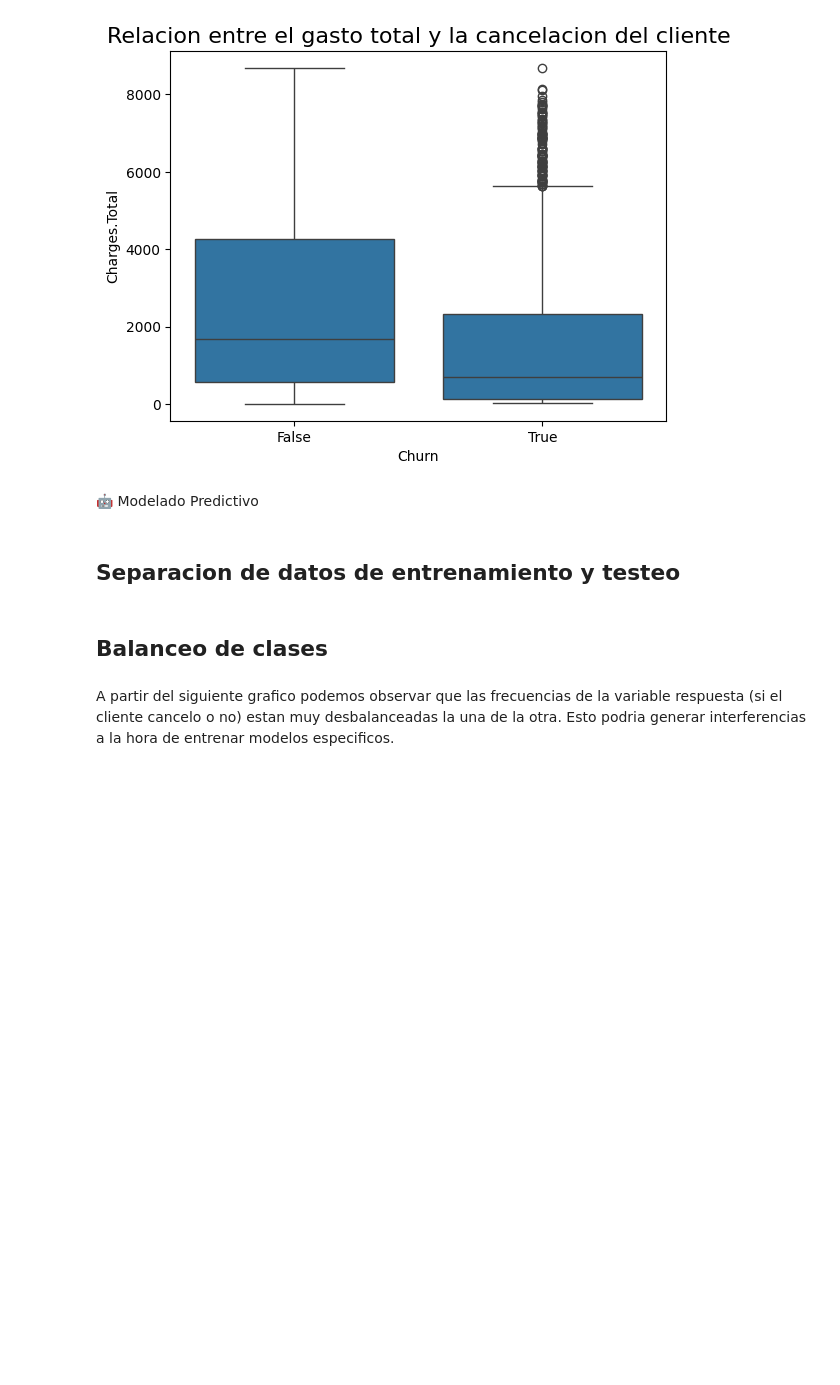
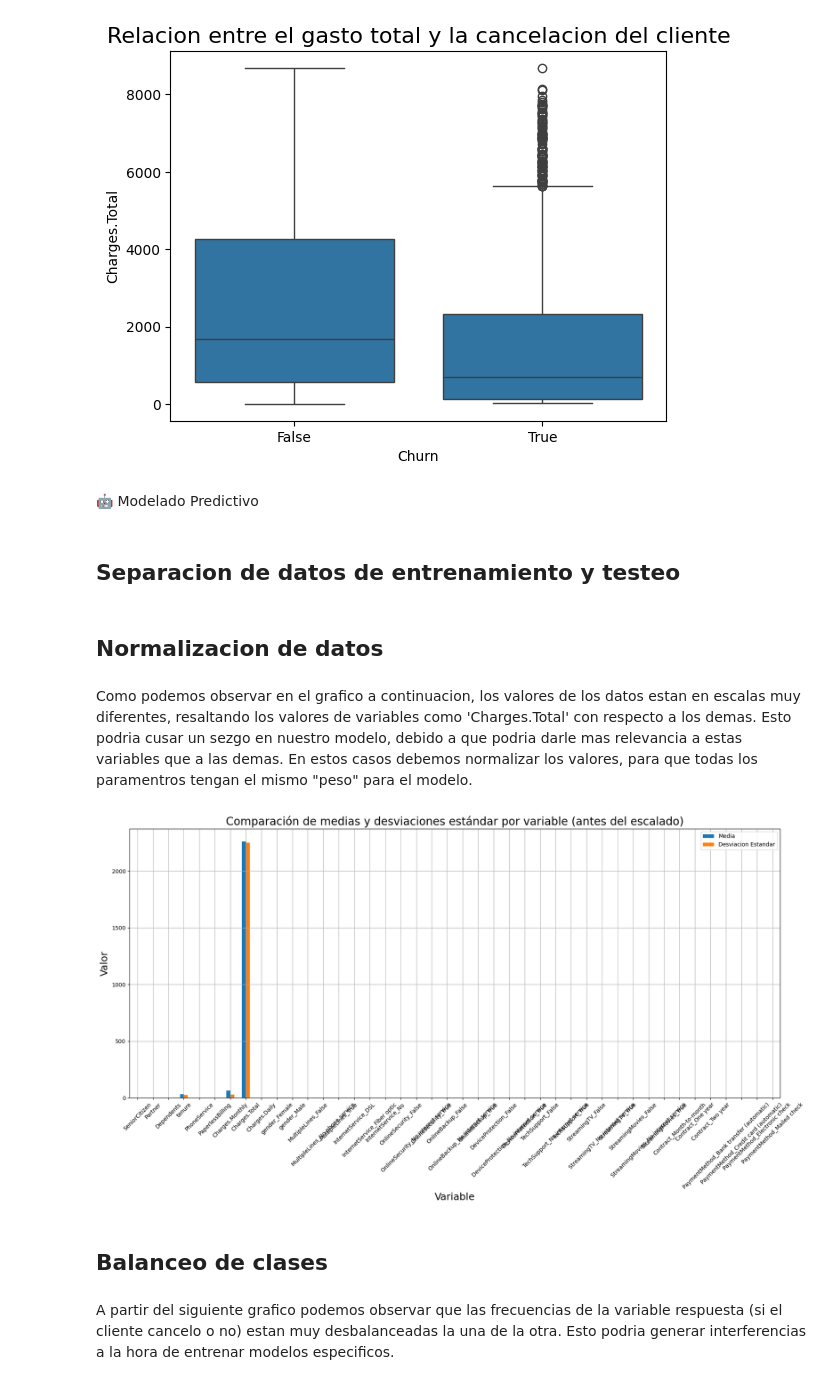
Before and after one commit to lukitasmois/TelecomX_LATAM_2, a Jupyter notebook: TelexomX_parte2_Latam.ipynb, the cells around one changed output. Cells and saved outputs as stored; diff of their text form; code cells hidden in the pictures; blank space fills up the shorter version.

```diff
--- a/TelexomX_parte2_Latam.ipynb
+++ b/TelexomX_parte2_Latam.ipynb
@@ -200,3 +200,24 @@ X = datos_cod.drop(columns='Churn')
 y = datos_cod.Churn
 # %%
 X_train, X_test, y_train, y_test = train_test_split(X, y, test_size=0.3, random_state=101)
+# %% [markdown]
+## Normalizacion de datos
+# %% [markdown]
+Como podemos observar en el grafico a continuacion, los valores de los datos estan en escalas muy diferentes, resaltando los valores de variables como 'Charges.Total' con respecto a los demas. Esto podria cusar un sezgo en nuestro modelo, debido a que podria darle mas relevancia a estas variables que a las demas.
+En estos casos debemos normalizar los valores, para que todas los paramentros tengan el mismo "peso" para el modelo.
+# %%
+df_stats = pd.DataFrame({
+    'Media': X_train.mean(),
+    'Desviacion Estandar': X_train.std()
+})
+
+df_stats.plot(kind='bar', figsize=(18, 10))
+plt.title('Comparación de medias y desviaciones estándar por variable (antes del escalado)', fontsize=20)
+plt.ylabel('Valor', fontdict={'fontsize':18})
+plt.xlabel('Variable', fontdict={'fontsize':18})
+plt.xticks(rotation=45)
+plt.grid(True)
+plt.tight_layout()
+plt.show()
+# %% [output]
+[figure, added]
```
Also changed, not shown: parts of 3 cells of this notebook.
